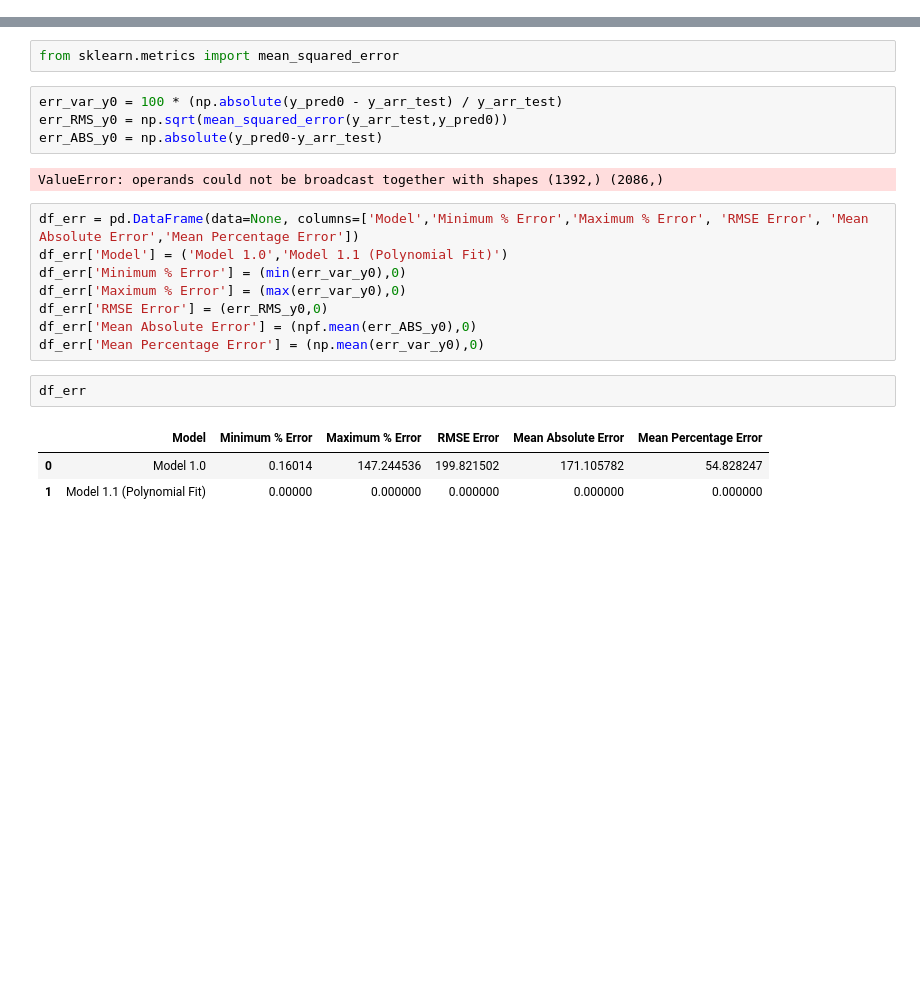
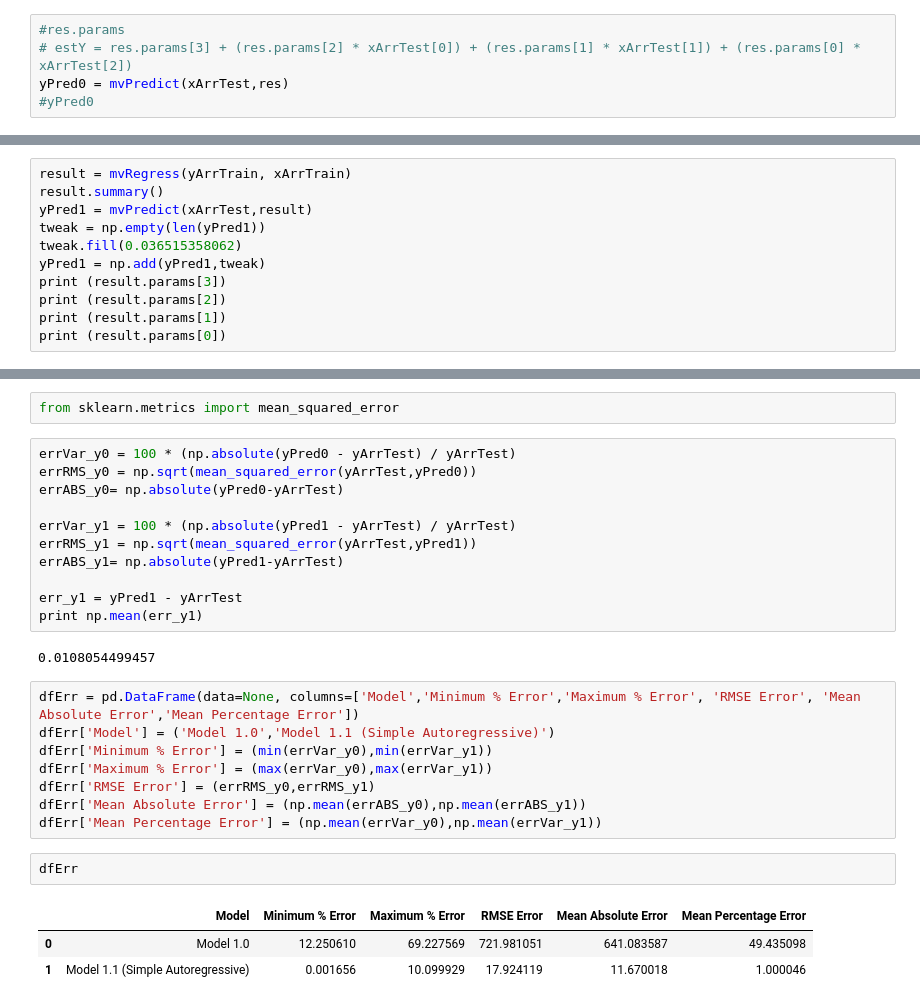
Before and after one commit to Sree-vathsan/CSE591-Data-Science-Project, a Jupyter notebook: regressionModel/Linear_Reg_Model_Gold.ipynb, the cells around one changed output, grey strips where cells are left out. Drawn from its saved outputs; the diff is of its cells as text; blank space fills up the shorter version.

Commit message:
phase3:regModel Switch gold back to camel and copied simple autoregressive model to it

```diff
--- a/regressionModel/Linear_Reg_Model_Gold.ipynb
+++ b/regressionModel/Linear_Reg_Model_Gold.ipynb
@@ -253,0 +215,5 @@ array([ 597.25,  594.  ,  590.  , ...,  387.25,  387.9 ,  387.65])
+# %%
+#res.params
+# estY = res.params[3] + (res.params[2] * xArrTest[0]) + (res.params[1] * xArrTest[1]) + (res.params[0] * xArrTest[2])
+yPred0 = mvPredict(xArrTest,res)
+#yPred0
@@ -261,0 +294,11 @@ def futurePredictMLR(res,usd,eurousd,oil):
+# %%
+result = mvRegress(yArrTrain, xArrTrain)
+result.summary()
+yPred1 = mvPredict(xArrTest,result)
+tweak = np.empty(len(yPred1))
+tweak.fill(0.036515358062)
+yPred1 = np.add(yPred1,tweak)
+print (result.params[3])
+print (result.params[2])
+print (result.params[1])
+print (result.params[0])
@@ -270,23 +318,30 @@ def futurePredictMLR(res,usd,eurousd,oil):
 ### Error Metrics
 # %%
 from sklearn.metrics import mean_squared_error
-# %%
-err_var_y0 = 100 * (np.absolute(y_pred0 - y_arr_test) / y_arr_test)
-err_RMS_y0 = np.sqrt(mean_squared_error(y_arr_test,y_pred0))
-err_ABS_y0 = np.absolute(y_pred0-y_arr_test)
-# %% [output]
-ValueError: operands could not be broadcast together with shapes (1392,) (2086,)
+# %%
+errVar_y0 = 100 * (np.absolute(yPred0 - yArrTest) / yArrTest)
+errRMS_y0 = np.sqrt(mean_squared_error(yArrTest,yPred0))
+errABS_y0= np.absolute(yPred0-yArrTest)
+
+errVar_y1 = 100 * (np.absolute(yPred1 - yArrTest) / yArrTest)
+errRMS_y1 = np.sqrt(mean_squared_error(yArrTest,yPred1))
+errABS_y1= np.absolute(yPred1-yArrTest)
+
+err_y1 = yPred1 - yArrTest
+print np.mean(err_y1)
+# %% [output]
+0.0108054499457
 # %%
-df_err = pd.DataFrame(data=None, columns=['Model','Minimum % Error','Maximum % Error', 'RMSE Error', 'Mean Absolute Error','Mean Percentage Error'])
-df_err['Model'] = ('Model 1.0','Model 1.1 (Polynomial Fit)')
-df_err['Minimum % Error'] = (min(err_var_y0),0)
-df_err['Maximum % Error'] = (max(err_var_y0),0)
-df_err['RMSE Error'] = (err_RMS_y0,0)
-df_err['Mean Absolute Error'] = (npf.mean(err_ABS_y0),0)
-df_err['Mean Percentage Error'] = (np.mean(err_var_y0),0)
+dfErr = pd.DataFrame(data=None, columns=['Model','Minimum % Error','Maximum % Error', 'RMSE Error', 'Mean Absolute Error','Mean Percentage Error'])
+dfErr['Model'] = ('Model 1.0','Model 1.1 (Simple Autoregressive)')
+dfErr['Minimum % Error'] = (min(errVar_y0),min(errVar_y1))
+dfErr['Maximum % Error'] = (max(errVar_y0),max(errVar_y1))
+dfErr['RMSE Error'] = (errRMS_y0,errRMS_y1)
+dfErr['Mean Absolute Error'] = (np.mean(errABS_y0),np.mean(errABS_y1))
+dfErr['Mean Percentage Error'] = (np.mean(errVar_y0),np.mean(errVar_y1))
-# %%
-df_err
-# %% [output]
-|  | Model | Minimum % Error | Maximum % Error | RMSE Error | Mean Absolute Error | Mean Percentage Error |
-| 0 | Model 1.0 | 0.16014 | 147.244536 | 199.821502 | 171.105782 | 54.828247 |
-| 1 | Model 1.1 (Polynomial Fit) | 0.00000 | 0.000000 | 0.000000 | 0.000000 | 0.000000 |
+# %%
+dfErr
+# %% [output]
+|  | Model | Minimum % Error | Maximum % Error | RMSE Error | Mean Absolute Error | Mean Percentage Error |
+| 0 | Model 1.0 | 12.250610 | 69.227569 | 721.981051 | 641.083587 | 49.435098 |
+| 1 | Model 1.1 (Simple Autoregressive) | 0.001656 | 10.099929 | 17.924119 | 11.670018 | 1.000046 |
```
Also changed, not shown: parts of 28 cells of this notebook.
